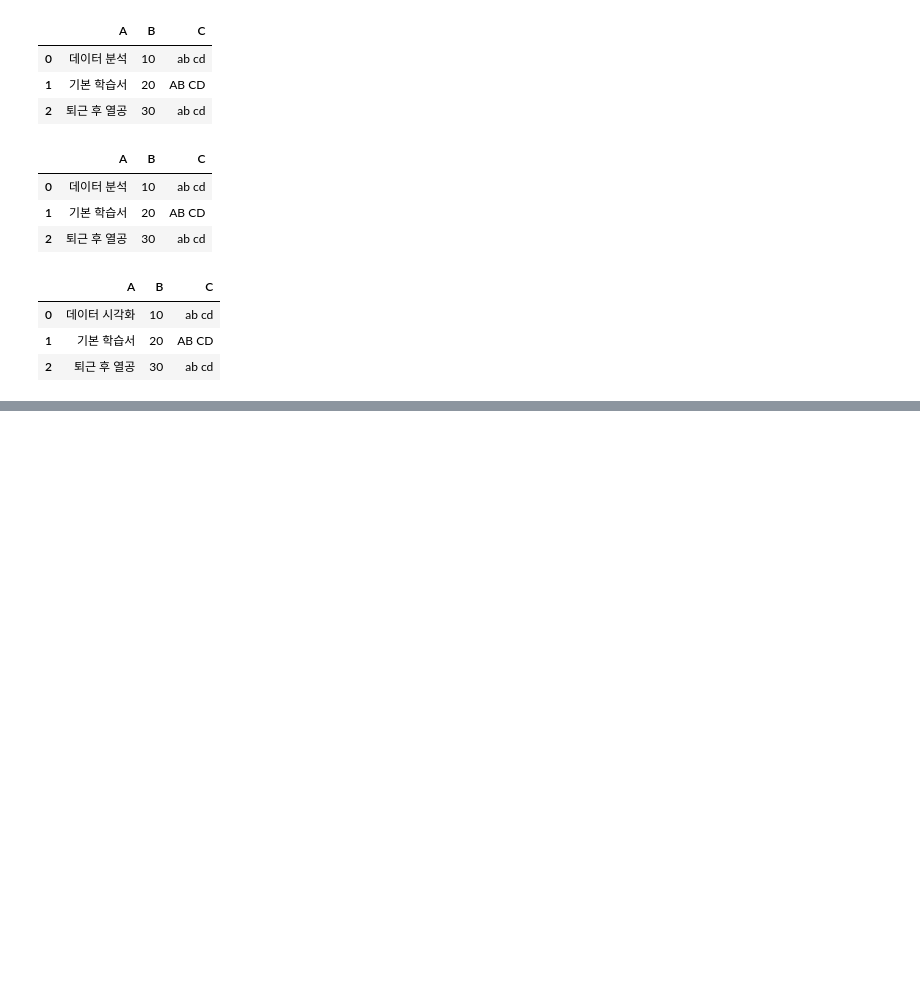
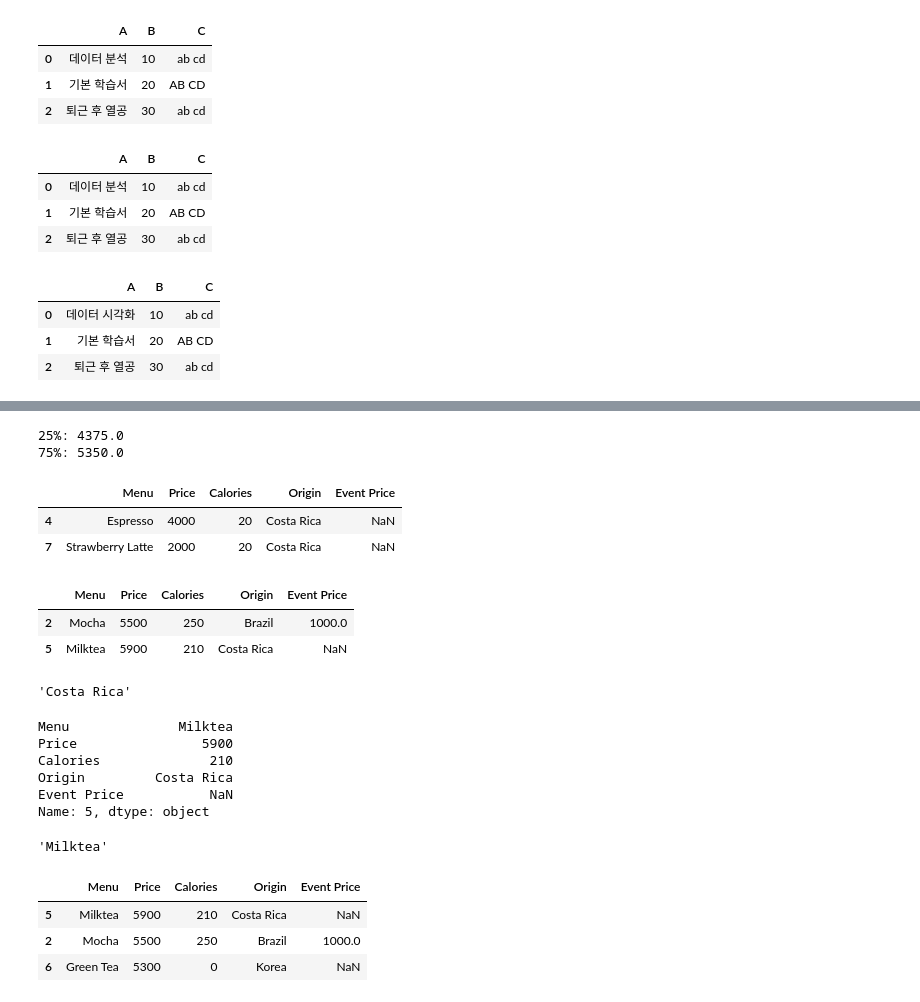
Before and after one commit to jimin3227/BigDataAnalysis, a Jupyter notebook: Part01_작업형1/Chapter02_Pandas.ipynb, the cells around one changed output, grey strips where cells are left out. Saved outputs shown, nothing was run; the diff lists cells and outputs as text; code cells hidden in the pictures; blank space fills up the shorter version.

```diff
--- a/Part01_작업형1/Chapter02_Pandas.ipynb
+++ b/Part01_작업형1/Chapter02_Pandas.ipynb
@@ -803,0 +963,48 @@ df
+# %%
+print("25%:", df['Price'].quantile(0.25))
+print("75%:", df['Price'].quantile(0.75))
+# %% [output]
+25%: 4375.0
+75%: 5350.0
+# %%
+cond = df['Price'].quantile(0.25)>df['Price']
+df[cond]
+# %% [output]
+|  | Menu | Price | Calories | Origin | Event Price |
+| 4 | Espresso | 4000 | 20 | Costa Rica | NaN |
+| 7 | Strawberry Latte | 2000 | 20 | Costa Rica | NaN |
+# %%
+cond2 = df['Price'].quantile(0.75)<df['Price']
+df[cond2]
+# %% [output]
+|  | Menu | Price | Calories | Origin | Event Price |
+| 2 | Mocha | 5500 | 250 | Brazil | 1000.0 |
+| 5 | Milktea | 5900 | 210 | Costa Rica | NaN |
+# %%
+df["Origin"].mode()[0] # mode() returns a Series
+# %% [output]
+'Costa Rica'
+# %%
+# idmax() returns the index of the maximum value
+df['Price'].idxmax()
+df.loc[df['Price'].idxmax()]
+# %% [output]
+Menu              Milktea
+Price                5900
+Calories              210
+Origin         Costa Rica
+Event Price           NaN
+Name: 5, dtype: object
+# %%
+max_index = df['Price'].idxmax()
+df.loc[max_index]['Menu'] # get the Menu of the maximum Price
+# %% [output]
+'Milktea'
+# %%
+# nlargest() returns the top n rows with the largest values
+df.nlargest(3, 'Price')
+# %% [output]
+|  | Menu | Price | Calories | Origin | Event Price |
+| 5 | Milktea | 5900 | 210 | Costa Rica | NaN |
+| 2 | Mocha | 5500 | 250 | Brazil | 1000.0 |
+| 6 | Green Tea | 5300 | 0 | Korea | NaN |
```
Also changed, not shown: parts of 22 cells of this notebook.
